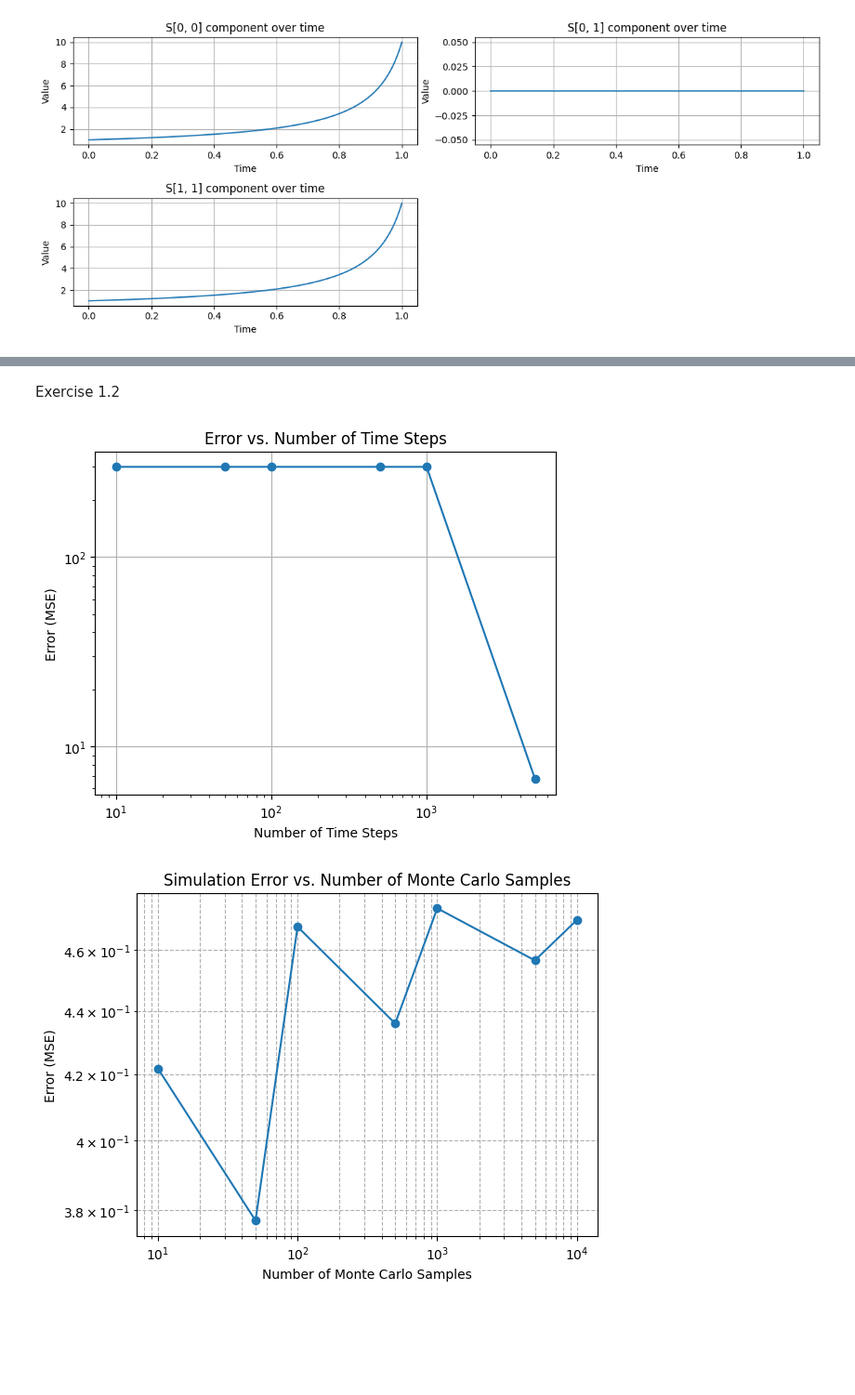
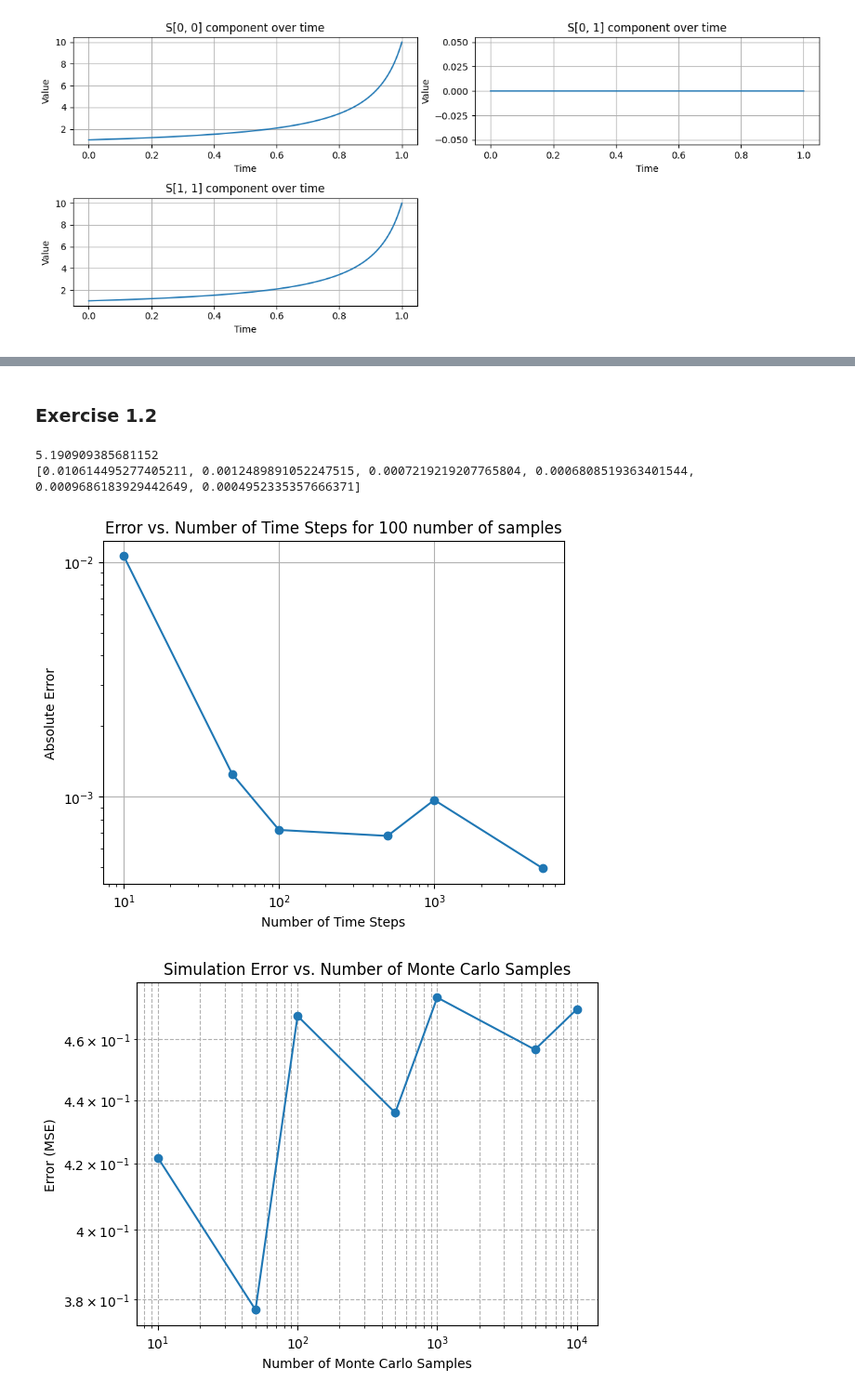
Before and after one commit to Kian-P/SCDAA, a Jupyter notebook: SCDAA-CW.ipynb, the cells around one changed output, grey strips where cells are left out. Shown at 93% size. Saved outputs shown, nothing was run; the diff lists cells and outputs as text; code cells hidden in the pictures; blank space fills up the shorter version.

```diff
--- a/SCDAA-CW.ipynb
+++ b/SCDAA-CW.ipynb
@@ -236,11 +238,10 @@ tensor([[-1.9818, -4.5309],
         [-3.1703,  3.2480],
         [ 2.5009,  1.0057]])
 # %% [markdown]
-Exercise 1.2
+### Exercise 1.2
 # %%
 def simulate_dynamics(lqr_problem, t0, x0, N_steps, num_samples):
     dt = (lqr_problem.T - t0) / N_steps
-    print(dt)
     costs_all_paths = []
 
 
@@ -248,44 +249,22 @@ def simulate_dynamics(lqr_problem, t0, x0, N_steps, num_samples):
     H_tensor = torch.tensor(lqr_problem.H, dtype=torch.float32)
     M_tensor = torch.tensor(lqr_problem.M, dtype=torch.float32)
     sigma_tensor = torch.tensor(lqr_problem.sigma, dtype=torch.float32)
-    # D_inv_MT_tensor = torch.tensor(np.linalg.inv(lqr_problem.D) @ lqr_problem.M.T, dtype=torch.float32)  # Now a tensor
-    # S_tensor = torch.tensor(lqr_problem.S_solution.copy(), dtype=torch.float32)
-    # solution_time = torch.tensor(lqr_problem.time_solution.copy(), dtype=torch.float32)
     C_tensor = torch.tensor(lqr_problem.C, dtype=torch.float32)
     D_tensor = torch.tensor(lqr_problem.D, dtype=torch.float32)
 
-    # time_index = torch.argmax((t0 <= solution_time).float()).item()
+    for _ in range(num_samples):
+        cost_path = 0.0
 
-    time_tensor = torch.linspace(t0.item(), T, N_steps)
-    # print('time_tensor:', time_tensor)
-    space_tensor = x0.repeat(N_steps, 1)
-    # print('space tensor:', space_tensor)
-    # opt_control = lqr_problem.compute_markov_control(time_tensor, space_tensor)
-    # plt.plot(opt_control[:, 0])
-    # plt.show()
-    for iter in range(num_samples):
-        cost_path = 0.0
-        print(iter)
         x_T = x0.clone().detach().view(1, 2)
         for step in range(N_steps):
             t = t0 + step * dt
-            # print('x_T.shape', x_T.shape)
             step_opt_control_T = lqr_problem.compute_markov_control(t, x_T)
-            # print('step_opt_control_T.shape', step_opt_control_T.shape)
-
             step_opt_control = step_opt_control_T.T
-            # print('step_opt_control.shape', step_opt_control.shape)
-
-            x = x_T.T  # x is [2, 1]
-            # print('x.shape', x.shape)
-
+            x = x_T.T
             drift = H_tensor @ x + M_tensor @ step_opt_control
             dW = (torch.randn(2, dtype=torch.float32) * torch.sqrt(dt)).unsqueeze(1)
             x += drift * dt + sigma_tensor @ dW
-
-            # print('x.shape (before next iter)', x.shape)
             x_T = x.T
-            # print('x.T.shape (before next iter)', x.shape)
             cost_path += (x.T @ C_tensor @ x + step_opt_control.T @ D_tensor @ step_opt_control) * dt
 
         cost_path += x.T @ torch.tensor(lqr_problem.R, dtype=torch.float32) @ x
@@ -298,39 +277,37 @@ def simulate_dynamics(lqr_problem, t0, x0, N_steps, num_samples):
 # %%
 # Example usage:
 t0 = torch.tensor([0.7], dtype=torch.float32)
 x0 = torch.tensor([1.0, 1.0])  # Initial state
 
 # Number of time steps and Monte Carlo samples for the simulation
 N_steps_list = [10, 50, 100, 500, 1000, 5000]
-num_samples = 500 #000
+num_samples = 100
 
 # Generate a time grid for solving the Riccati ODE
 time_grid = np.linspace(0, T, 10000)  # Fine time grid for better accuracy
 lqr_problem.solve_riccati_ode(time_grid)
 
 # Compute the theoretical value at the initial state x0
 analytical_opt_value = lqr_problem.compute_value_function(t0, x0.unsqueeze(0)).item()
-print(analytical_opt_value)
+
 # Run the simulation and compute errors for different numbers of time steps
 errors = []
 for N_steps in N_steps_list:
     MC_opt_value = simulate_dynamics(lqr_problem, t0, x0, N_steps, num_samples)
-    # print(MC_opt_value)
-    # error = compute_error(MC_opt_value, analytical_opt_value)
     error = abs(MC_opt_value - analytical_opt_value)
-    # print(error)
     errors.append(error)
 
-print(errors)
 # Plot the error vs. number of time steps
 plt.loglog(N_steps_list, errors, marker='o')
 plt.xlabel('Number of Time Steps')
 plt.ylabel('Absolute Error')
 plt.title(f'Error vs. Number of Time Steps for {num_samples} number of samples')
 plt.grid()
 plt.show()
 # %% [output]
+5.190909385681152
+[0.010614495277405211, 0.0012489891052247515, 0.0007219219207765804, 0.0006808519363401544, 0.0009686183929442649, 0.0004952335357666371]
-[figure, old version]
+[figure, new version]
 # %%
 # Step 1: Fix a large number of time steps
 N_steps_fixed = 5000
```
Also changed, not shown: parts of 13 cells of this notebook.
